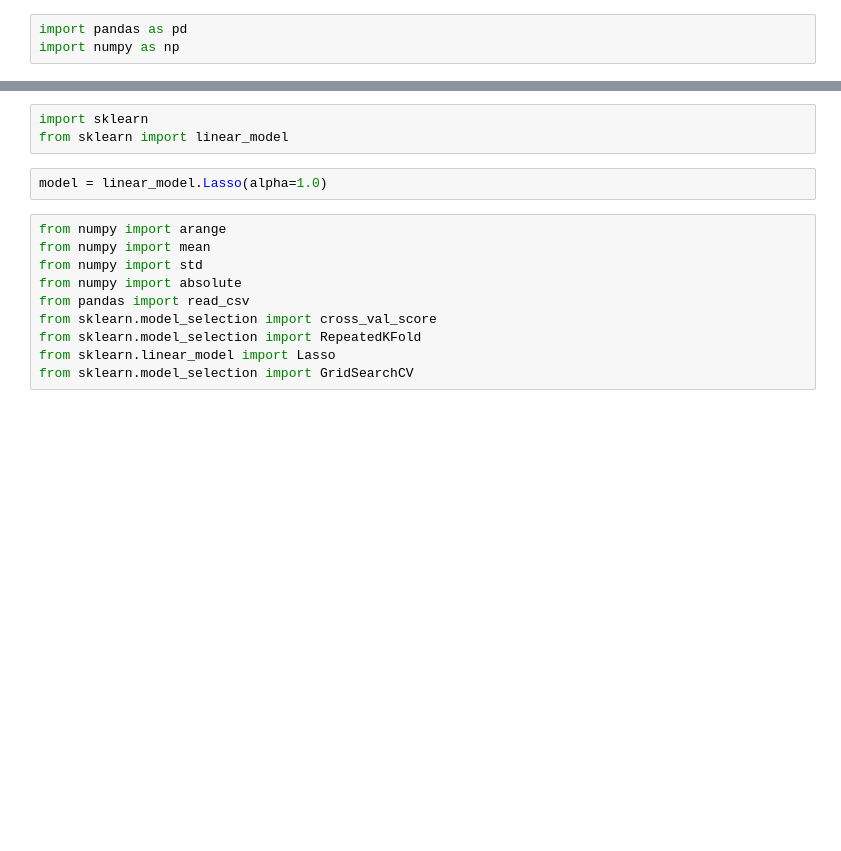
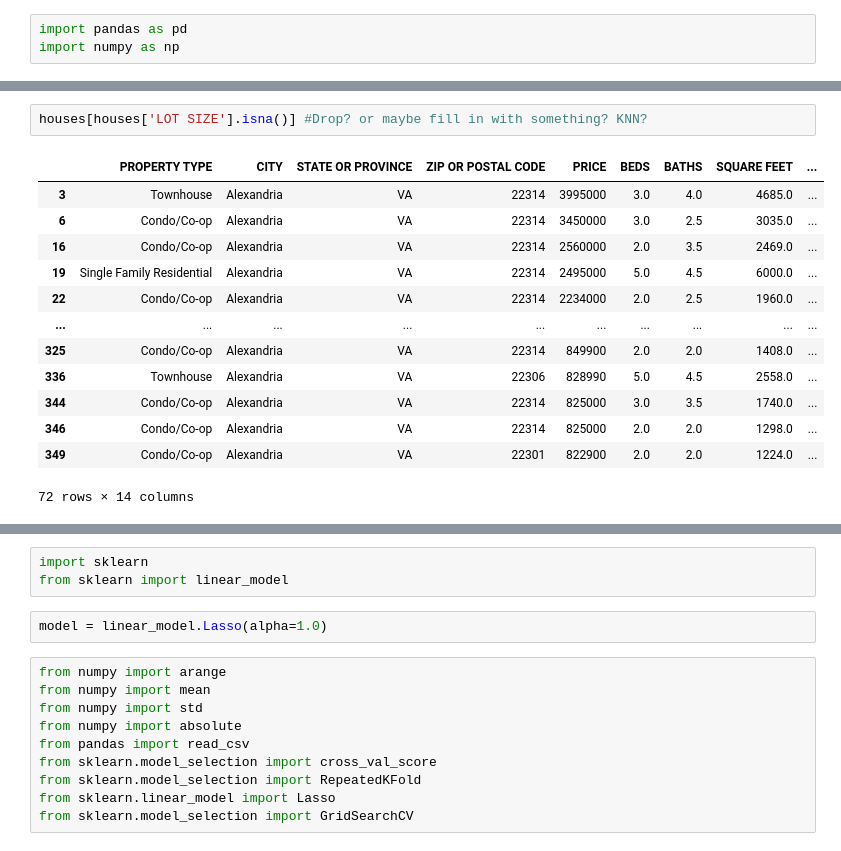
Before and after one commit to Johnle3/MLHousingPrices, a Jupyter notebook: Main.ipynb, the cells around one changed output, grey strips where cells are left out. Saved outputs shown, nothing was run; the diff lists cells and outputs as text; blank space fills up the shorter version.

```diff
--- a/Main.ipynb
+++ b/Main.ipynb
@@ -24,0 +52,16 @@ houses
+# %%
+houses[houses['LOT SIZE'].isna()] #Drop? or maybe fill in with something? KNN?
+# %% [output]
+|  | PROPERTY TYPE | CITY | STATE OR PROVINCE | ZIP OR POSTAL CODE | PRICE | BEDS | BATHS | SQUARE FEET | ... |
+| 3 | Townhouse | Alexandria | VA | 22314 | 3995000 | 3.0 | 4.0 | 4685.0 | ... |
+| 6 | Condo/Co-op | Alexandria | VA | 22314 | 3450000 | 3.0 | 2.5 | 3035.0 | ... |
+| 16 | Condo/Co-op | Alexandria | VA | 22314 | 2560000 | 2.0 | 3.5 | 2469.0 | ... |
+| 19 | Single Family Residential | Alexandria | VA | 22314 | 2495000 | 5.0 | 4.5 | 6000.0 | ... |
+| 22 | Condo/Co-op | Alexandria | VA | 22314 | 2234000 | 2.0 | 2.5 | 1960.0 | ... |
+| ... | ... | ... | ... | ... | ... | ... | ... | ... | ... |
+| 325 | Condo/Co-op | Alexandria | VA | 22314 | 849900 | 2.0 | 2.0 | 1408.0 | ... |
+| 336 | Townhouse | Alexandria | VA | 22306 | 828990 | 5.0 | 4.5 | 2558.0 | ... |
+| 344 | Condo/Co-op | Alexandria | VA | 22314 | 825000 | 3.0 | 3.5 | 1740.0 | ... |
+| 346 | Condo/Co-op | Alexandria | VA | 22314 | 825000 | 2.0 | 2.0 | 1298.0 | ... |
+| 349 | Condo/Co-op | Alexandria | VA | 22301 | 822900 | 2.0 | 2.0 | 1224.0 | ... |
+72 rows × 14 columns
```
Also changed, not shown: parts of 10 cells of this notebook.
